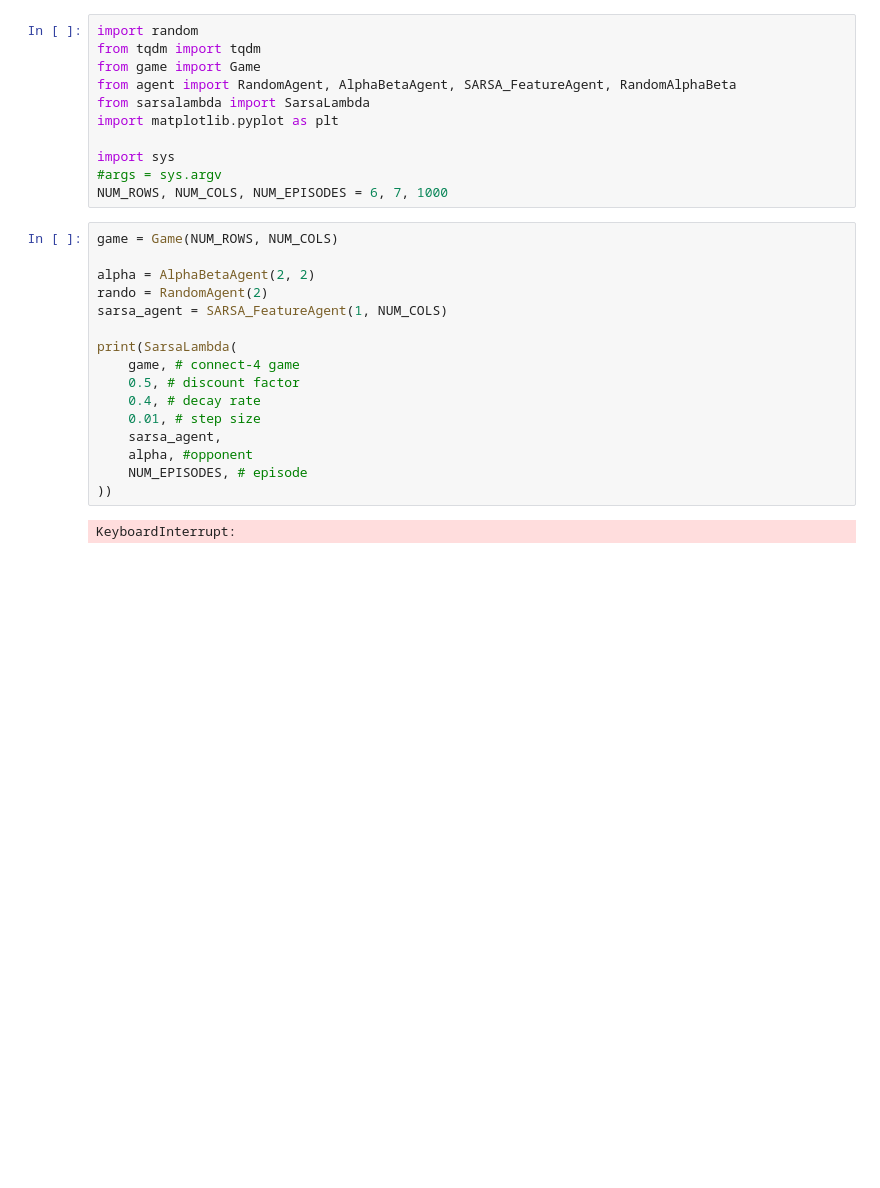
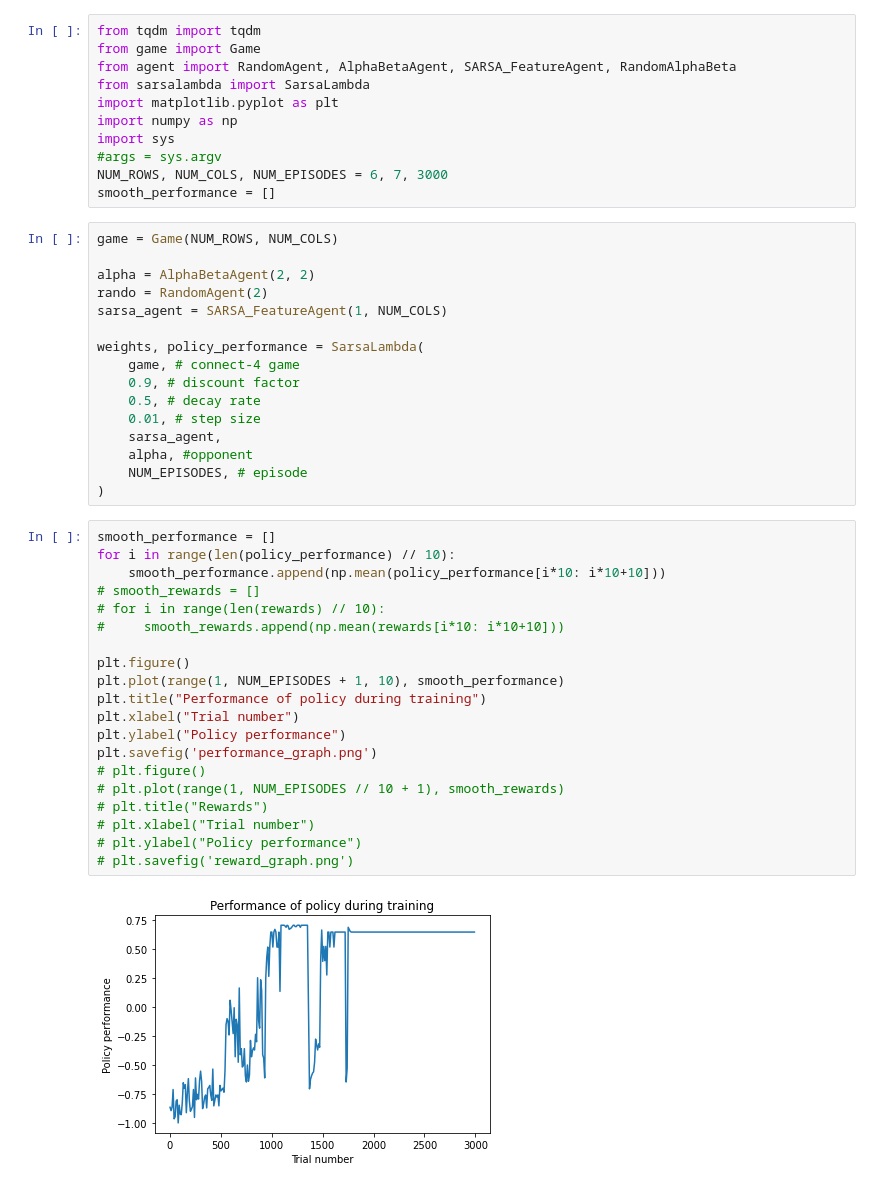
Before and after one commit to bbRLdev/Competitive-Checkers, a Jupyter notebook: runtime.ipynb, the cells around one changed output. Saved outputs shown, nothing was run; the diff lists cells and outputs as text; blank space fills up the shorter version.

```diff
--- a/runtime.ipynb
+++ b/runtime.ipynb
@@ -1,14 +1,14 @@
 # %%
-import random
 from tqdm import tqdm
 from game import Game
 from agent import RandomAgent, AlphaBetaAgent, SARSA_FeatureAgent, RandomAlphaBeta
 from sarsalambda import SarsaLambda
 import matplotlib.pyplot as plt
-
+import numpy as np
 import sys
 #args = sys.argv
-NUM_ROWS, NUM_COLS, NUM_EPISODES = 6, 7, 1000
+NUM_ROWS, NUM_COLS, NUM_EPISODES = 6, 7, 3000
+smooth_performance = []
 # %%
 game = Game(NUM_ROWS, NUM_COLS)
 
@@ -16,14 +16,34 @@ alpha = AlphaBetaAgent(2, 2)
 rando = RandomAgent(2)
 sarsa_agent = SARSA_FeatureAgent(1, NUM_COLS)
 
-print(SarsaLambda(
+weights, policy_performance = SarsaLambda(
     game, # connect-4 game
-    0.5, # discount factor
-    0.4, # decay rate
+    0.9, # discount factor
+    0.5, # decay rate
     0.01, # step size
     sarsa_agent,
     alpha, #opponent
     NUM_EPISODES, # episode
-))
+)
-# %% [output]
-KeyboardInterrupt:
+# %%
+smooth_performance = []
+for i in range(len(policy_performance) // 10):
+    smooth_performance.append(np.mean(policy_performance[i*10: i*10+10]))
+# smooth_rewards = []
+# for i in range(len(rewards) // 10):
+#     smooth_rewards.append(np.mean(rewards[i*10: i*10+10]))
+
+plt.figure()
+plt.plot(range(1, NUM_EPISODES + 1, 10), smooth_performance)
+plt.title("Performance of policy during training")
+plt.xlabel("Trial number")
+plt.ylabel("Policy performance")
+plt.savefig('performance_graph.png')
+# plt.figure()
+# plt.plot(range(1, NUM_EPISODES // 10 + 1), smooth_rewards)
+# plt.title("Rewards")
+# plt.xlabel("Trial number")
+# plt.ylabel("Policy performance")
+# plt.savefig('reward_graph.png')
+# %% [output]
+[figure, added]
```
Also changed, not shown: parts of 3 cells of this notebook, 12 other files.
